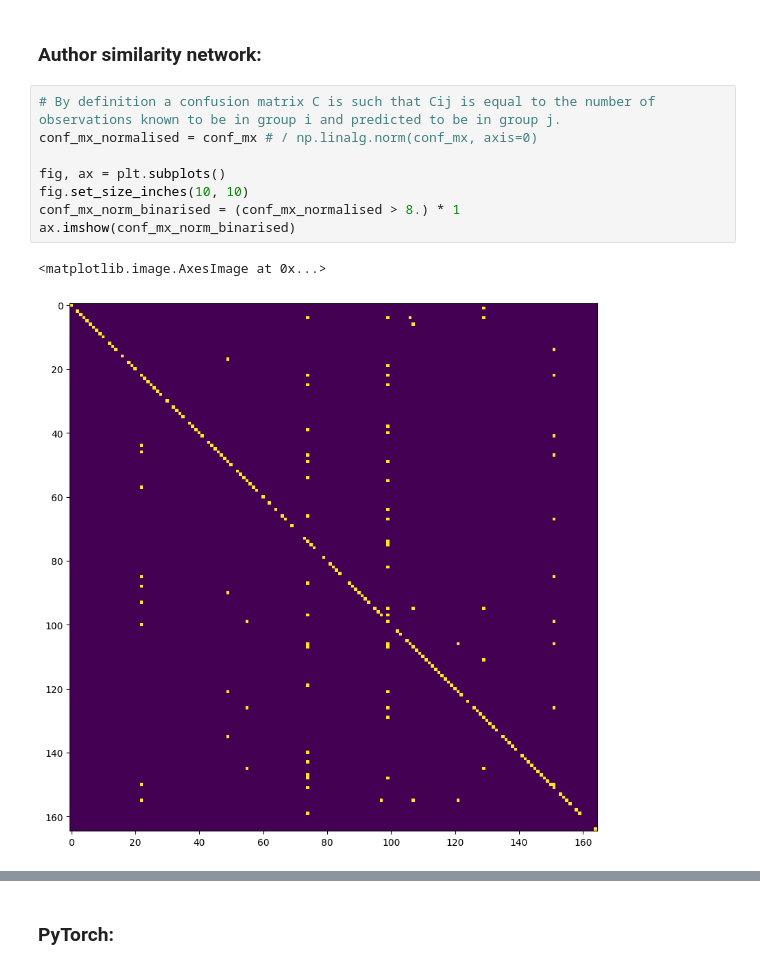
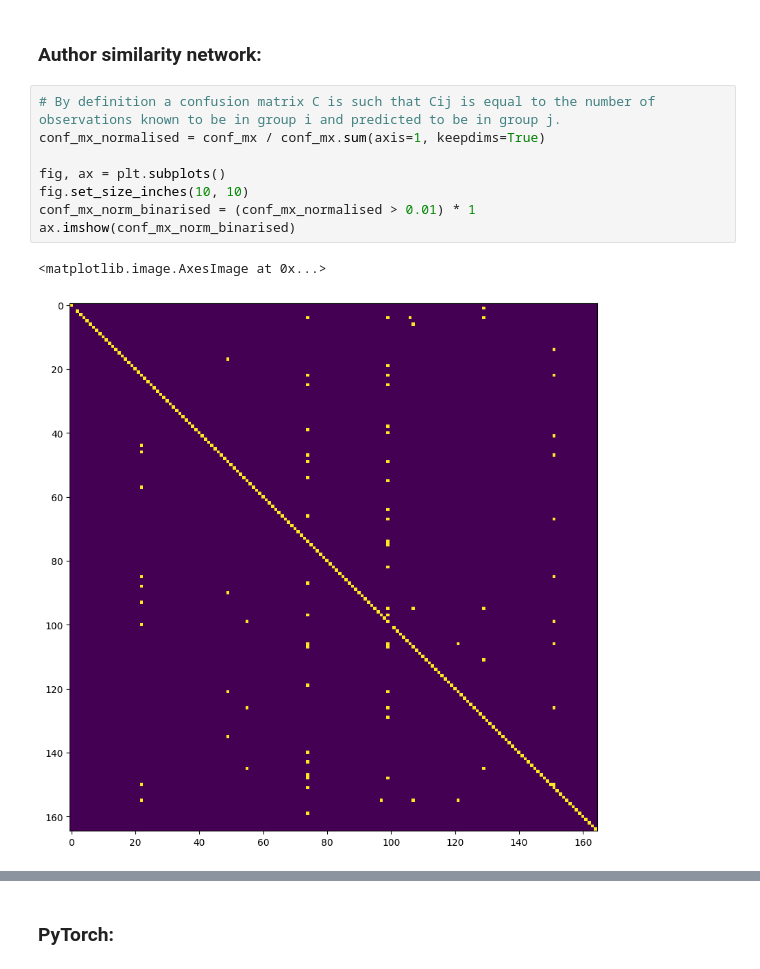
Before and after one commit to Konczer/ComputationalThinkingWithPython, a Jupyter notebook: 06_ComputationalPoetryMLBasics/PoetryPresentation.ipynb, the cells around one changed output, grey strips where cells are left out. Cells and saved outputs as stored; diff of their text form.

```diff
--- a/06_ComputationalPoetryMLBasics/PoetryPresentation.ipynb
+++ b/06_ComputationalPoetryMLBasics/PoetryPresentation.ipynb
@@ -387,15 +394,15 @@ ax.imshow(conf_mx)
 ### Author similarity network:
 # %%
 # By definition a confusion matrix C is such that Cij is equal to the number of observations known to be in group i and predicted to be in group j.
-conf_mx_normalised = conf_mx # / np.linalg.norm(conf_mx, axis=0)
+conf_mx_normalised = conf_mx / conf_mx.sum(axis=1, keepdims=True)
 
 fig, ax = plt.subplots()
 fig.set_size_inches(10, 10)
-conf_mx_norm_binarised = (conf_mx_normalised > 8.) * 1
+conf_mx_norm_binarised = (conf_mx_normalised > 0.01) * 1
 ax.imshow(conf_mx_norm_binarised)
 # %% [output]
 <matplotlib.image.AxesImage at 0x...>
-[figure, old version]
+[figure, new version]
 # %%
 import numpy as np
 import matplotlib.pyplot as plt
```
Also changed, not shown: parts of 7 cells of this notebook.
